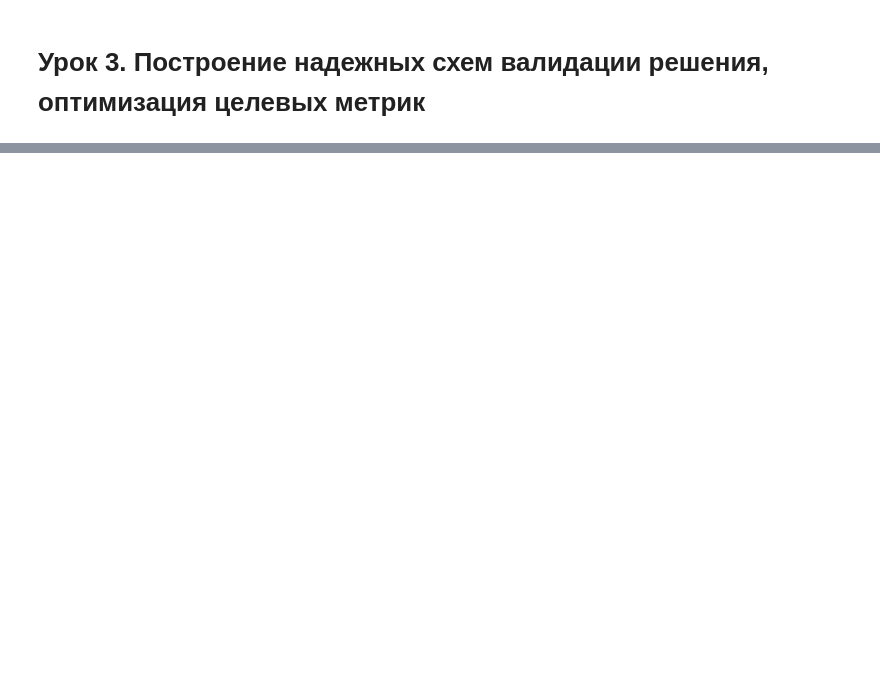
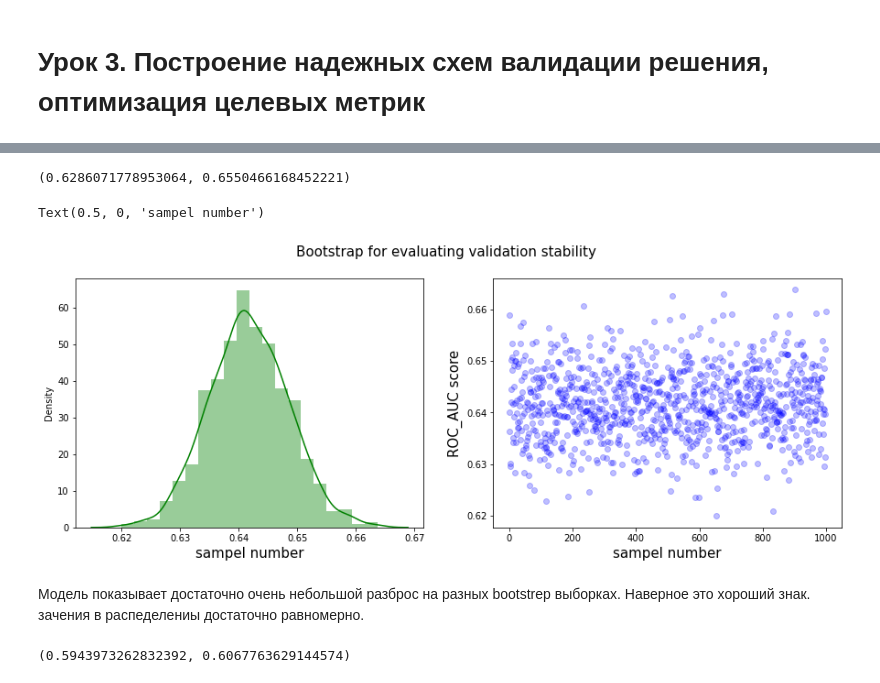
Before and after one commit to evelisko/GB_SDA_Kaggle, a Jupyter notebook: Lesson 3/HW_kaggle_Lesson_3.ipynb, the cells around one changed output, grey strips where cells are left out. Drawn from its saved outputs; the diff is of its cells as text; code cells hidden in the pictures; blank space fills up the shorter version.

```diff
--- a/Lesson 3/HW_kaggle_Lesson_3.ipynb
+++ b/Lesson 3/HW_kaggle_Lesson_3.ipynb
@@ -36,0 +379,3 @@
+# %%
+x_test, x_val = train_test_split(x_test, train_size=0.50, shuffle=False, random_state=1,)
+y_test, y_val = train_test_split(y_test, train_size=0.50, shuffle=False, random_state=1,)
@@ -36,0 +390,13 @@
+# %%
+model = lgb.LGBMClassifier(**params)
+
+model.fit(
+    X=x_train,
+    y=y_train,
+    eval_set=[(x_val, y_val), (x_val, y_val)],
+    early_stopping_rounds=50,
+    categorical_feature=categorical,
+    # num_boost_round=10000,
+    eval_metric="auc",
+    verbose=20
+)
@@ -36,0 +528,22 @@
+# %%
+np.random.seed(27)
+scores = create_bootstrap_metrics(y_test, model.predict(x_test), roc_auc_score)
+
+calculate_confidence_interval(scores)
+# %% [output]
+(0.6286071778953064, 0.6550466168452221)
+# %%
+fig, axes = plt.subplots(1, 2, figsize=(15, 5))
+plt.suptitle("Bootstrap for evaluating validation stability", size=15)
+axes[1].scatter(range(len(scores)), scores, alpha=0.25, color="blue")
+axes[1].set_xlabel("sampel number", size=15)
+axes[1].set_ylabel("ROC_AUC score", size=15)
+
+sns.distplot(scores, ax=axes[0], color="green", bins=20)
+axes[0].set_xlabel("sampel number", size=15)
+# %% [output]
+Text(0.5, 0, 'sampel number')
+[figure, added]
+# %% [markdown]
+Модель показывает достаточно очень небольшой разброс на разных bootstrep выборках.
+Наверное это хороший знак. зачения в распеделениы достаточно равномерно.
@@ -36,0 +555,7 @@
+# %%
+np.random.seed(27)
+scores = create_bootstrap_metrics(y_private, model.predict(x_private), roc_auc_score)
+
+calculate_confidence_interval(scores)
+# %% [output]
+(0.5943973262832392, 0.6067763629144574)
```
Also changed, not shown: parts of 50 cells of this notebook.
